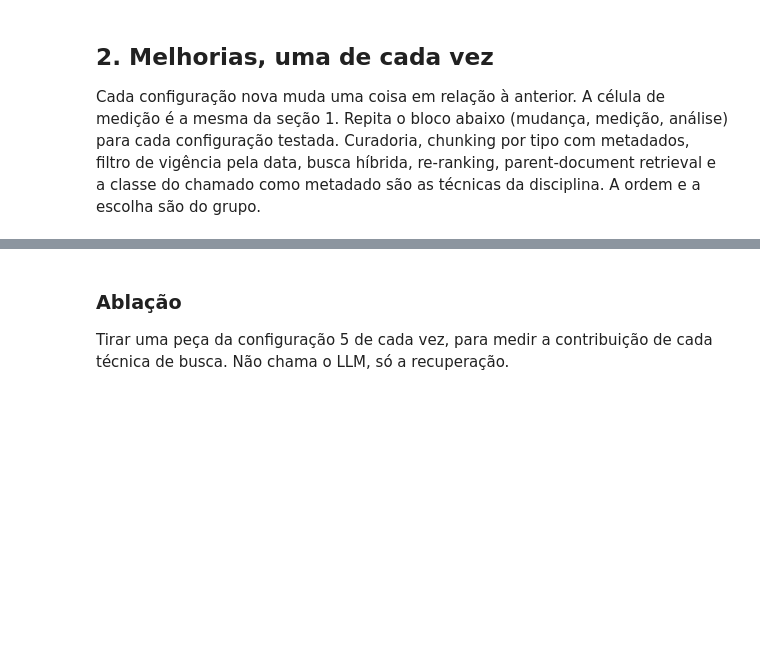
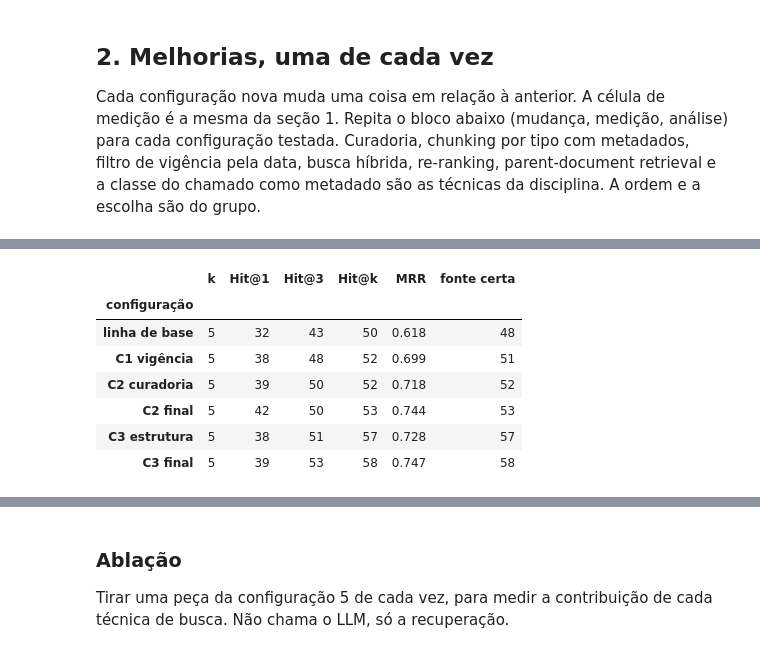
Before and after one commit to luizpauloprado/fiap-rag-trabalho-final, a Jupyter notebook: Projeto_Final_QuantumCommerce.ipynb, the cells around one changed output, grey strips where cells are left out. Saved outputs shown, nothing was run; the diff lists cells and outputs as text; code cells hidden in the pictures; blank space fills up the shorter version.

```diff
--- a/Projeto_Final_QuantumCommerce.ipynb
+++ b/Projeto_Final_QuantumCommerce.ipynb
@@ -1380,3 +1986,77 @@ print("erradas.", erradas)
 # Etapa 5, configuração 3. Diagnóstico
 # Registro, diagnóstico (Hit@1, Hit@3, Hit@k, MRR, fonte certa), painel(),
 # compara com a anterior e inspeção das perguntas que pioraram ou ainda erram.
+PARAMS_C3 = {"chunk": f"estrutura (seção/FAQ em pares/comunicado, máx. {MAX_SECAO})", "embedding": EMB_MODEL, "k": TOP_K,
+             "usa_data": True, "filtro": "vigência (pré-filtro)", "curadoria": "público + versão + reafirmações", "cabeçalho": True}
+mede("C3 estrutura", det_c3, PARAMS_C3)
+diagnostico("C3 estrutura")
+compara("C2 final", "C3 estrutura")
+
+# ---- Decomposição: cada linha liga ou desliga uma parte da C3 ----
+def mede_variante(nome, chunks):
+    mede(nome, faz_det_vigencia(chunks, embed([c["texto"] for c in chunks], task="RETRIEVAL_DOCUMENT")), {})
+    return chunks
+
+print("\nDecomposição:")
+mede_variante("_estrutura", [c for d in DOCS_C2 for c in chunk_estrutura(d, DOCS_C2[d], com_cabecalho=False, tira_reafirmacao=False)])
+mede_variante("_estrutura + reafirmações", [c for d in DOCS_C2 for c in chunk_estrutura(d, DOCS_C2[d], com_cabecalho=False)])
+mede_variante("_estrutura + cabeçalho", [c for d in DOCS_C2 for c in chunk_estrutura(d, DOCS_C2[d], tira_reafirmacao=False)])
+CHUNKS_C3b = mede_variante("_C3 com FAQ em blocos", [c for d in DOCS_C2 for c in chunk_estrutura(d, DOCS_C2[d], faq_em_pares=False)])
+compara("C2 final", "_estrutura")
+compara("_estrutura", "_estrutura + reafirmações")
+compara("_estrutura", "_estrutura + cabeçalho")
+compara("C3 estrutura", "_C3 com FAQ em blocos")
+
+# ---- Por que o Hit@1 caiu: o que passou à frente do trecho certo ----
+l2 = RESULTADOS["C2 final"]["linhas"].set_index("id"); l3 = RESULTADOS["C3 estrutura"]["linhas"].set_index("id")
+desceram = [q for q in l2.index if pd.notna(l2.loc[q, "posicao"]) and (pd.isna(l3.loc[q, "posicao"]) or l3.loc[q, "posicao"] > l2.loc[q, "posicao"])]
+e_faq = lambda c: bool(re.search(r"perguntas frequentes", c["secao"], re.I))
+print(f"\nDesceram ou saíram de C2 para C3: {len(desceram)} {desceram}")
+print("O 1º trecho delas na C3:")
+for q in desceram:
+    c = RESULTADOS["C3 estrutura"]["recuperados"][q][0]
+    print(f"  {q}: {fmt(l2.loc[q, 'posicao'])} -> {fmt(l3.loc[q, 'posicao'])} | 1º = {c['doc_id']} {'[FAQ] ' if e_faq(c) else ''}{c['secao'][:60]}")
+n_faq = sum(e_faq(c) for c in CHUNKS_C3)
+n_faq_ctx = sum(e_faq(c) for p in perguntas for c in RESULTADOS["C3 estrutura"]["recuperados"][p["id"]])
+print(f"Pares de FAQ: {n_faq} de {len(CHUNKS_C3)} chunks do índice ({100 * n_faq / len(CHUNKS_C3):.0f}%), "
+      f"{n_faq_ctx} de {len(perguntas) * TOP_K} trechos do contexto ({100 * n_faq_ctx / (len(perguntas) * TOP_K):.0f}%)")
+print("Trechos da POL ATD 01 (manual de atendimento) no contexto: C2", sum(c["doc_id"] == "pol-atd-01" for p in perguntas for c in RESULTADOS["C2 final"]["recuperados"][p["id"]]),
+      "| C3", sum(c["doc_id"] == "pol-atd-01" for p in perguntas for c in RESULTADOS["C3 estrutura"]["recuperados"][p["id"]]))
+# A POL ATD 01 é um manual interno, mas é fonte única de algumas respostas: tirá-la não é opção
+ch_sem_atd = [i for i, c in enumerate(CHUNKS_C3) if c["doc_id"] != "pol-atd-01"]
+mede("_C3 sem POL ATD 01", faz_det_vigencia([CHUNKS_C3[i] for i in ch_sem_atd], E_C3[ch_sem_atd]), {})
+compara("C3 estrutura", "_C3 sem POL ATD 01")
+for nome in ["_estrutura", "_estrutura + reafirmações", "_estrutura + cabeçalho", "_C3 com FAQ em blocos", "_C3 sem POL ATD 01"]:
+    RESULTADOS.pop(nome)
+
+# ---- Decisão: segue a C3 com o FAQ em blocos (justificativa no markdown abaixo) ----
+CHUNKS_C3 = CHUNKS_C3b
+E_C3 = embed([c["texto"] for c in CHUNKS_C3], task="RETRIEVAL_DOCUMENT")
+det_c3 = faz_det_vigencia(CHUNKS_C3, E_C3)
+recupera = recupera_de(det_c3)
+mede("C3 final", det_c3, {**PARAMS_C3, "chunk": f"estrutura (seção/FAQ em blocos/comunicado, máx. {MAX_SECAO})"})
+diagnostico("C3 final")
+painel()
+ganhas, perdidas = compara("C2 final", "C3 final")
+
+# ---- Tamanho do contexto: o ganho não pode vir de mandar mais texto ----
+for nome in ("C2 final", "C3 final"):
+    rec = RESULTADOS[nome]["recuperados"]
+    print(f"{nome}: contexto médio {np.mean([sum(len(c['texto']) for c in rec[p['id']]) for p in perguntas]):.0f} caracteres")
+
+# ---- Teste da hipótese, pergunta a pergunta: C2 final -> C3 final ----
+lf = RESULTADOS["C3 final"]["linhas"].set_index("id")
+print("\nPerguntas da previsão: posição do acerto C2 -> C3 final | seção do acerto")
+for q in ["q12", "q40", "q41", "q48", "q26", "q53", "q37", "q23", "q51", "q64"]:
+    pos = lf.loc[q, "posicao"]
+    sec = RESULTADOS["C3 final"]["recuperados"][q][int(pos) - 1]["secao"][:70] if pd.notna(pos) else ""
+    print(f"  {q}: {fmt(l2.loc[q, 'posicao'])} -> {fmt(pos)} | {lf.loc[q, 'doc_do_acerto'] or ''} {sec}")
+
+# ---- Onde está o trecho certo nas que ainda erram ----
+print("\nAinda erradas: posição do 1º trecho de fonte certa (até 60) | seções no top-5")
+for q in RESULTADOS["C3 final"]["erradas"]:
+    p = next(x for x in perguntas if x["id"] == q)
+    print(f"  {q}: {posicao_no_ranking(det_c3, p)} | {[c['doc_id'] + ' ' + c['secao'][:28] for c in RESULTADOS['C3 final']['recuperados'][q]]}")
+for q in perdidas[:1]:
+    print(); inspeciona(q, "C3 final", chars=110)
+# %% [output]
@@ -1382,0 +2080,8 @@ print("erradas.", erradas)
+|  | k | Hit@1 | Hit@3 | Hit@k | MRR | fonte certa |
+| configuração |  |  |  |  |  |  |
+| linha de base | 5 | 32 | 43 | 50 | 0.618 | 48 |
+| C1 vigência | 5 | 38 | 48 | 52 | 0.699 | 51 |
+| C2 curadoria | 5 | 39 | 50 | 52 | 0.718 | 52 |
+| C2 final | 5 | 42 | 50 | 53 | 0.744 | 53 |
+| C3 estrutura | 5 | 38 | 51 | 57 | 0.728 | 57 |
+| C3 final | 5 | 39 | 53 | 58 | 0.747 | 58 |
```
Also changed, not shown: parts of 52 cells of this notebook, 1 other file.
